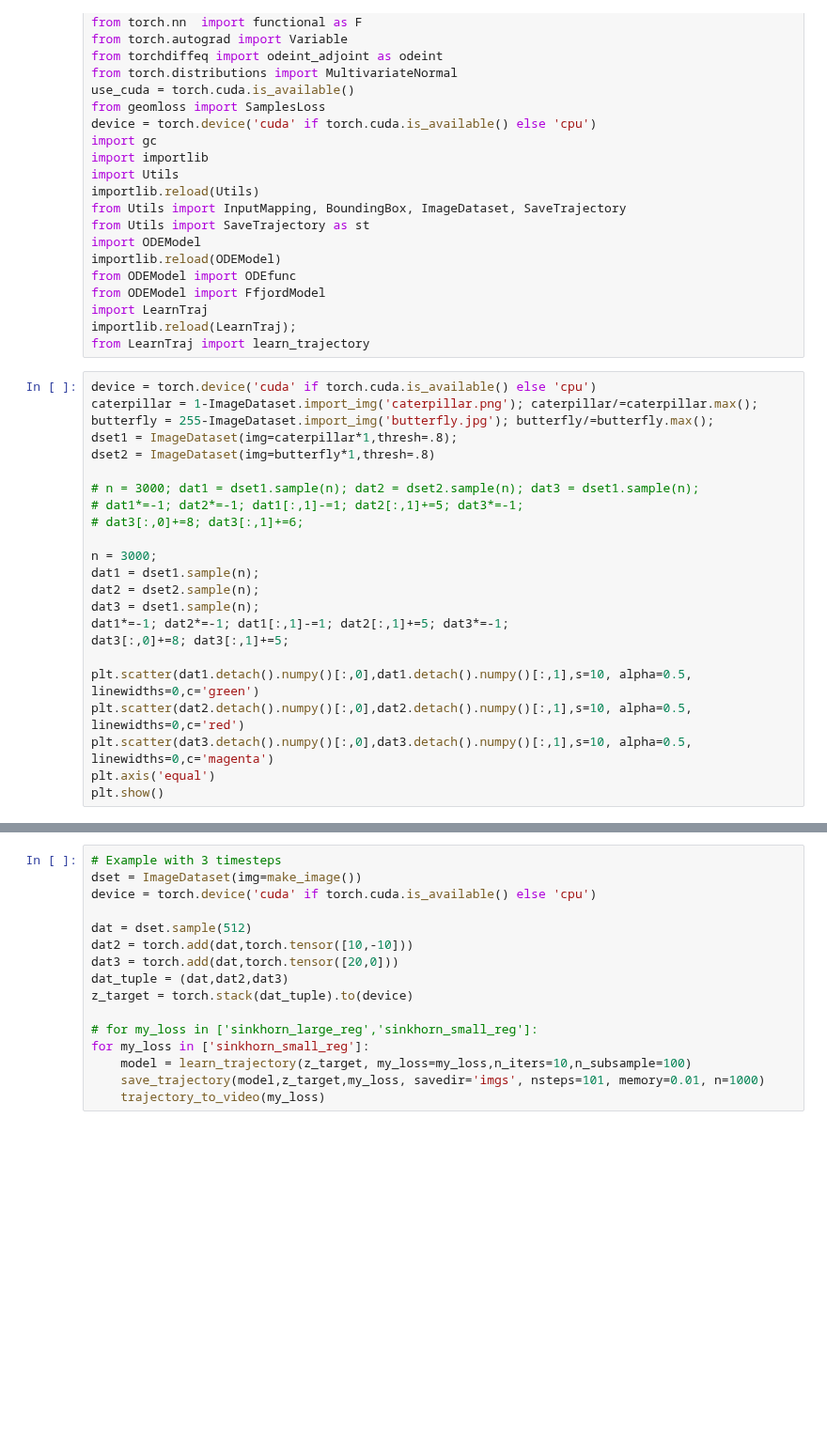
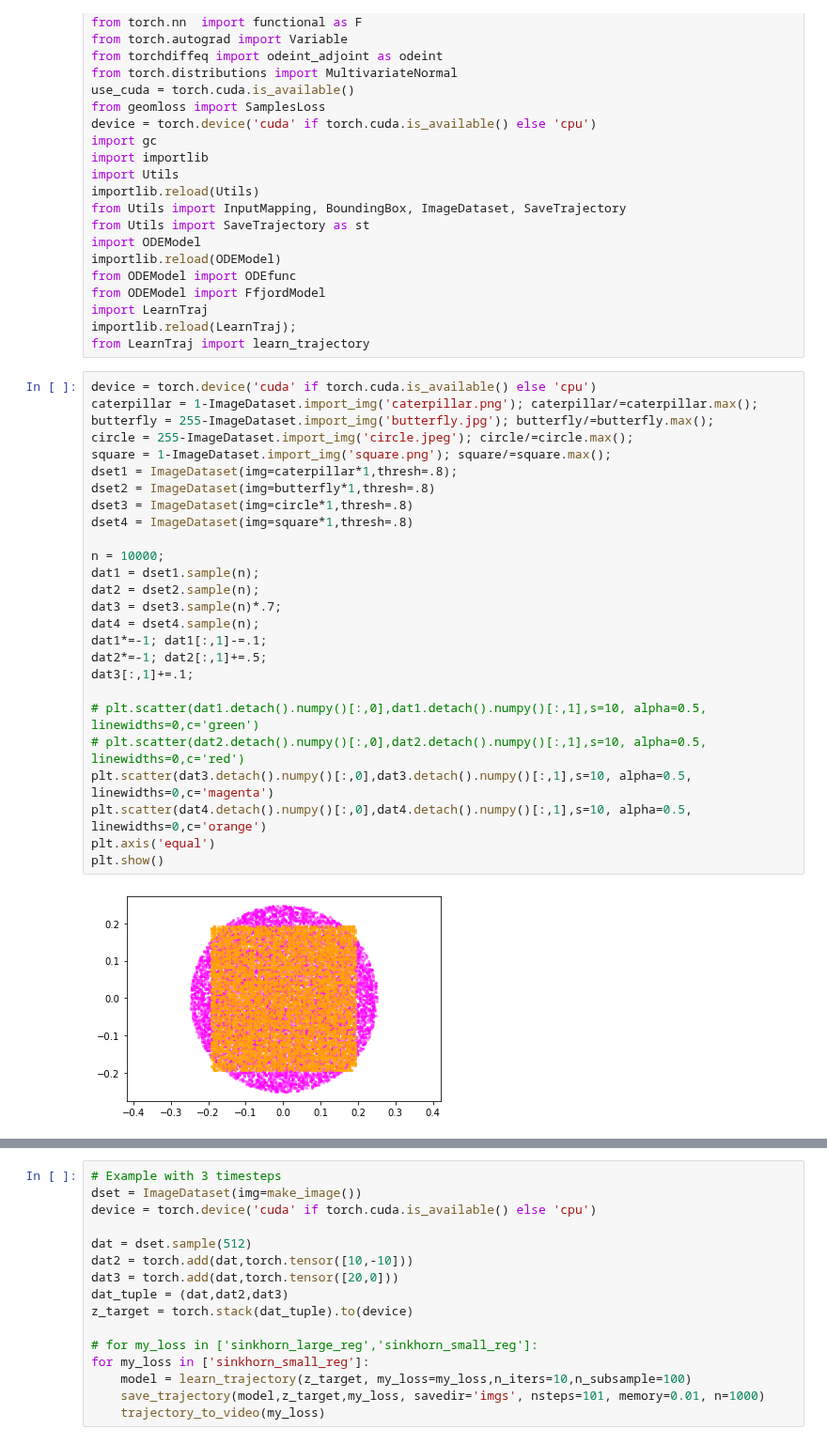
Before and after one commit to pzpzpzp1/wassflow, a Jupyter notebook: cnf-sinkhorn-demo.ipynb, the cells around one changed output, grey strips where cells are left out. Shown at 94% size. Drawn from its saved outputs; the diff is of its cells as text; blank space fills up the shorter version.

```diff
--- a/cnf-sinkhorn-demo.ipynb
+++ b/cnf-sinkhorn-demo.ipynb
@@ -33,24 +33,29 @@ from LearnTraj import learn_trajectory
 # %%
 device = torch.device('cuda' if torch.cuda.is_available() else 'cpu')
 caterpillar = 1-ImageDataset.import_img('caterpillar.png'); caterpillar/=caterpillar.max();
 butterfly = 255-ImageDataset.import_img('butterfly.jpg'); butterfly/=butterfly.max();
+circle = 255-ImageDataset.import_img('circle.jpeg'); circle/=circle.max();
+square = 1-ImageDataset.import_img('square.png'); square/=square.max();
 dset1 = ImageDataset(img=caterpillar*1,thresh=.8);
 dset2 = ImageDataset(img=butterfly*1,thresh=.8)
+dset3 = ImageDataset(img=circle*1,thresh=.8)
+dset4 = ImageDataset(img=square*1,thresh=.8)
 
-# n = 3000; dat1 = dset1.sample(n); dat2 = dset2.sample(n); dat3 = dset1.sample(n);
-# dat1*=-1; dat2*=-1; dat1[:,1]-=1; dat2[:,1]+=5; dat3*=-1;
-# dat3[:,0]+=8; dat3[:,1]+=6;
-
-n = 3000;
+n = 10000;
 dat1 = dset1.sample(n);
 dat2 = dset2.sample(n);
-dat3 = dset1.sample(n);
-dat1*=-1; dat2*=-1; dat1[:,1]-=1; dat2[:,1]+=5; dat3*=-1;
-dat3[:,0]+=8; dat3[:,1]+=5;
+dat3 = dset3.sample(n)*.7;
+dat4 = dset4.sample(n);
+dat1*=-1; dat1[:,1]-=.1;
+dat2*=-1; dat2[:,1]+=.5;
+dat3[:,1]+=.1;
 
-plt.scatter(dat1.detach().numpy()[:,0],dat1.detach().numpy()[:,1],s=10, alpha=0.5, linewidths=0,c='green')
-plt.scatter(dat2.detach().numpy()[:,0],dat2.detach().numpy()[:,1],s=10, alpha=0.5, linewidths=0,c='red')
+# plt.scatter(dat1.detach().numpy()[:,0],dat1.detach().numpy()[:,1],s=10, alpha=0.5, linewidths=0,c='green')
+# plt.scatter(dat2.detach().numpy()[:,0],dat2.detach().numpy()[:,1],s=10, alpha=0.5, linewidths=0,c='red')
 plt.scatter(dat3.detach().numpy()[:,0],dat3.detach().numpy()[:,1],s=10, alpha=0.5, linewidths=0,c='magenta')
+plt.scatter(dat4.detach().numpy()[:,0],dat4.detach().numpy()[:,1],s=10, alpha=0.5, linewidths=0,c='orange')
 plt.axis('equal')
 plt.show()
+# %% [output]
+[figure, added]
 # %%
```
Also changed, not shown: parts of 4 cells of this notebook, 4 other files.
